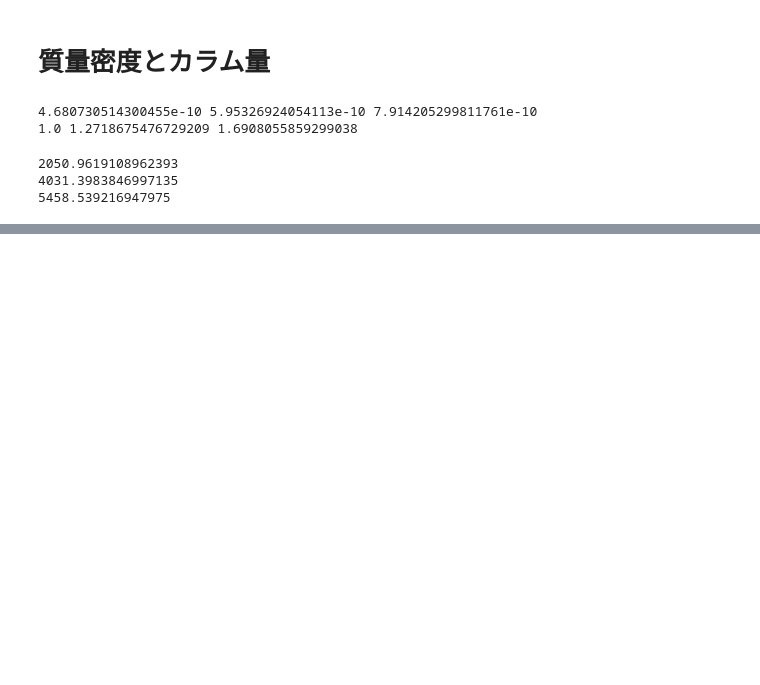
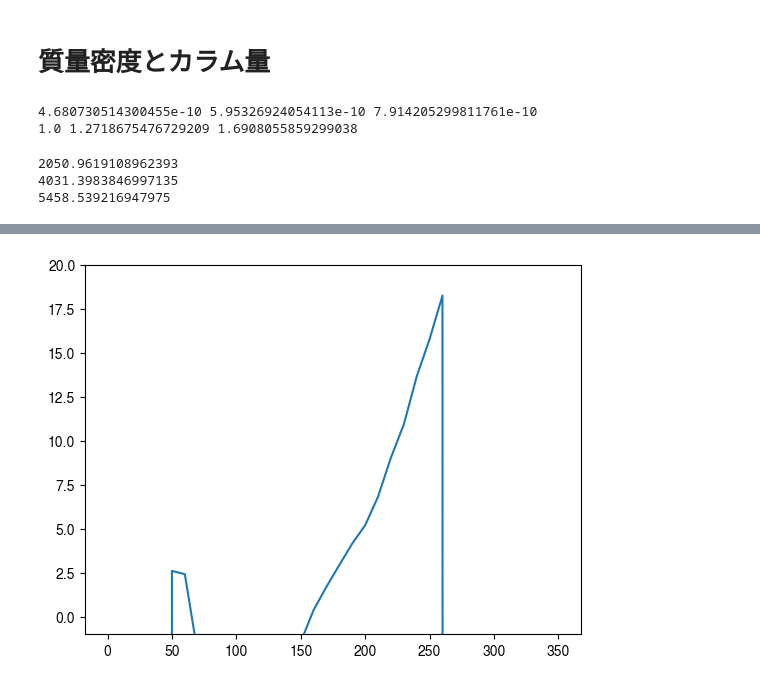
Before and after one commit to ShinnosukeSatoh/HST_Jupiter_footprints, a Jupyter notebook: sample_viewer.ipynb, the cells around one changed output, grey strips where cells are left out. Drawn from its saved outputs; the diff is of its cells as text; code cells hidden in the pictures; blank space fills up the shorter version.

```diff
--- a/sample_viewer.ipynb
+++ b/sample_viewer.ipynb
@@ -294,0 +370,8 @@ print(rho1_3)
+# %%
+h11_leadA_N = h11_moonS3-h11_efpNlonEQ
+
+plt.plot(h11_moonS3, h11_leadA_N)
+plt.ylim(-1,20)
+plt.show()
+# %% [output]
+[figure, added]
```
Also changed, not shown: parts of 8 cells of this notebook, 3 other files.
